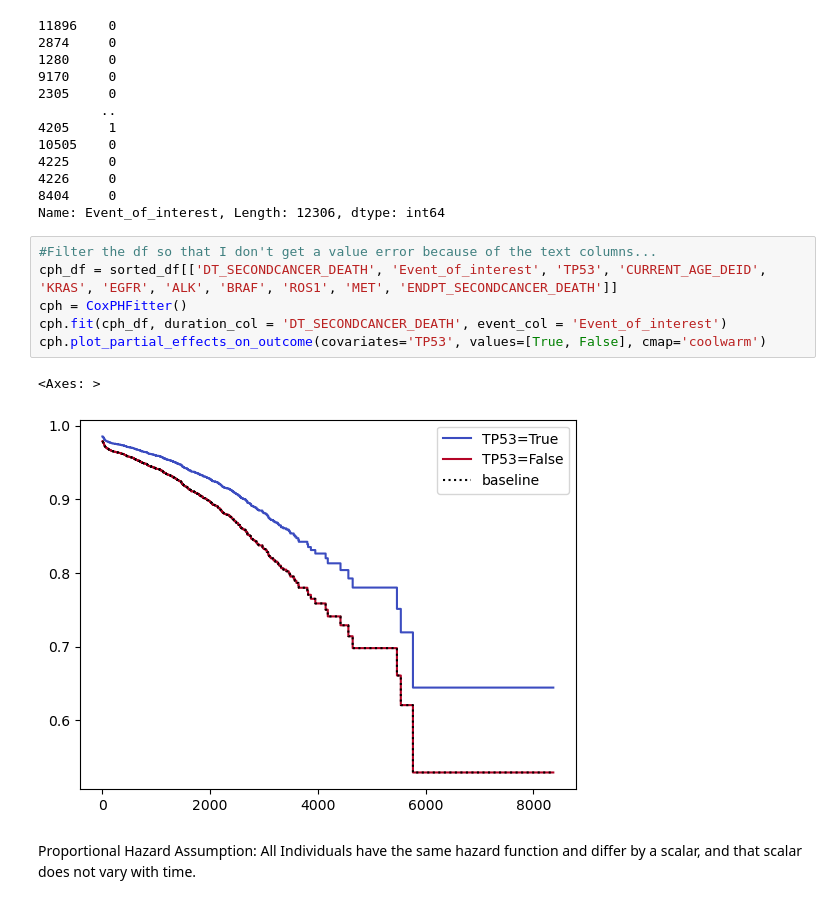
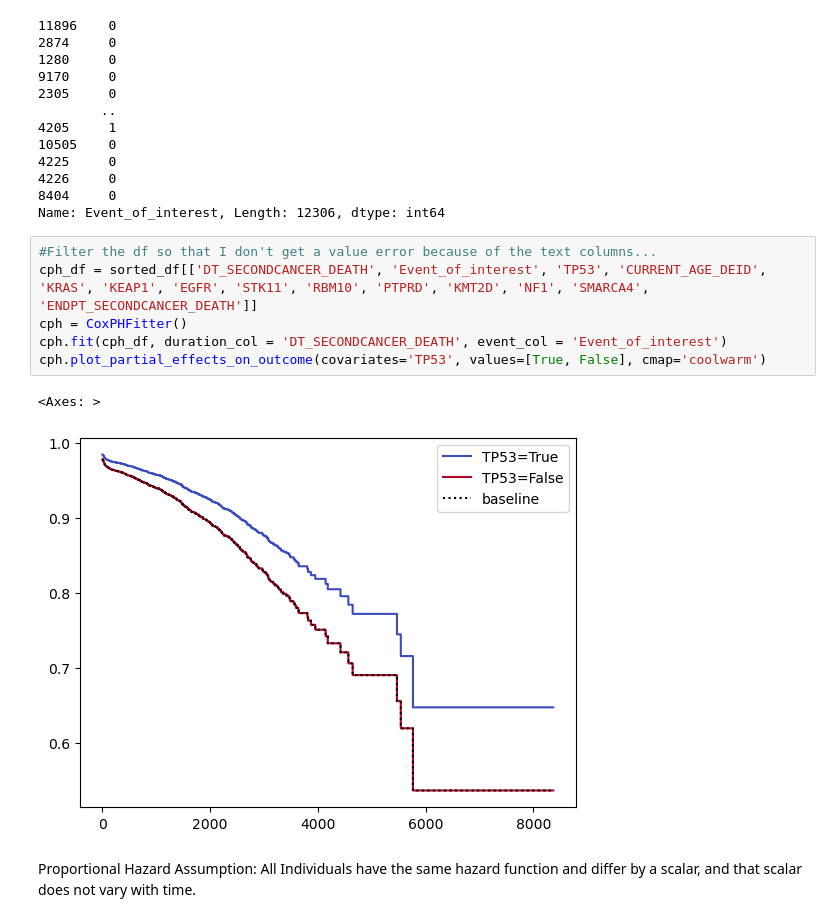
Before and after one commit to Roseille/SurvivalAnalyses, a Jupyter notebook: sample.ipynb, the cells around one changed output. Cells and saved outputs as stored; diff of their text form.

```diff
--- a/sample.ipynb
+++ b/sample.ipynb
@@ -44,13 +44,13 @@ sorted_df['Event_of_interest']
 Name: Event_of_interest, Length: 12306, dtype: int64
 # %%
 #Filter the df so that I don't get a value error because of the text columns...
-cph_df = sorted_df[['DT_SECONDCANCER_DEATH', 'Event_of_interest', 'TP53', 'CURRENT_AGE_DEID', 'KRAS', 'EGFR', 'ALK', 'BRAF', 'ROS1', 'MET', 'ENDPT_SECONDCANCER_DEATH']]
+cph_df = sorted_df[['DT_SECONDCANCER_DEATH', 'Event_of_interest', 'TP53', 'CURRENT_AGE_DEID', 'KRAS', 'KEAP1', 'EGFR', 'STK11', 'RBM10', 'PTPRD', 'KMT2D', 'NF1', 'SMARCA4', 'ENDPT_SECONDCANCER_DEATH']]
 cph = CoxPHFitter()
 cph.fit(cph_df, duration_col = 'DT_SECONDCANCER_DEATH', event_col = 'Event_of_interest')
 cph.plot_partial_effects_on_outcome(covariates='TP53', values=[True, False], cmap='coolwarm')
 # %% [output]
 <Axes: >
-[figure, old version]
+[figure, new version]
 # %% [markdown]
 Proportional Hazard Assumption: All Individuals have the same hazard function and differ by a scalar, and that scalar does not vary with time.
 # %%
```
Also changed, not shown: parts of 17 cells of this notebook.
